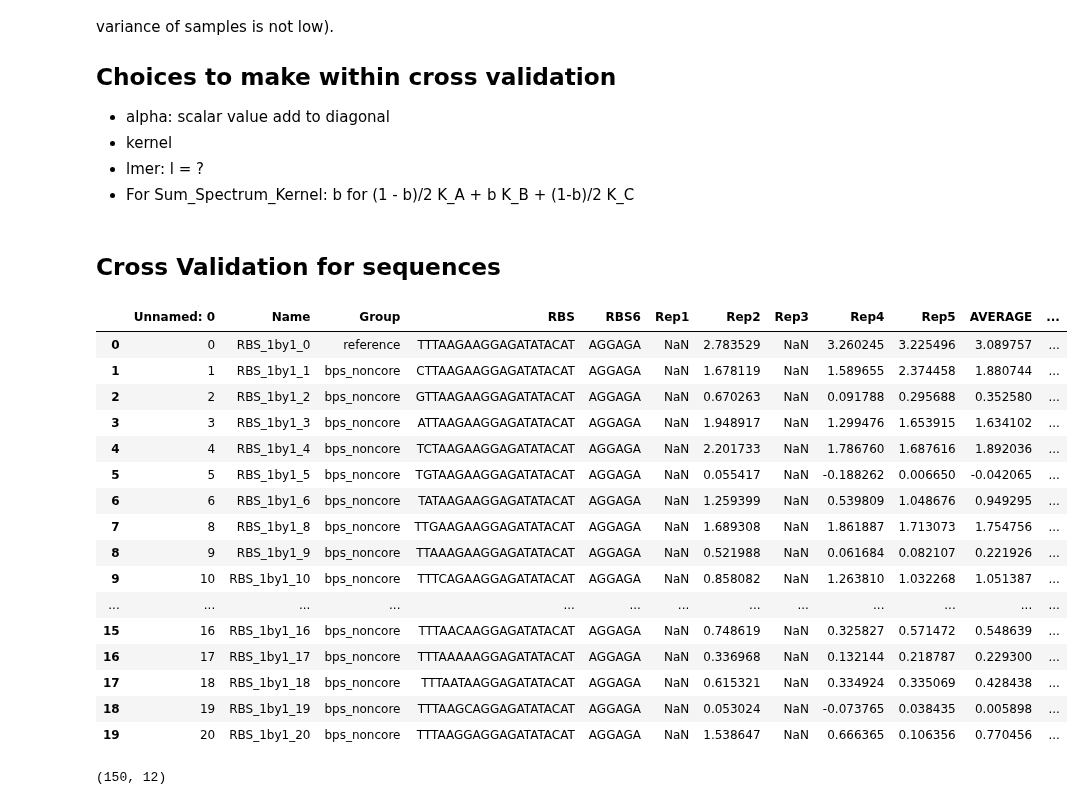
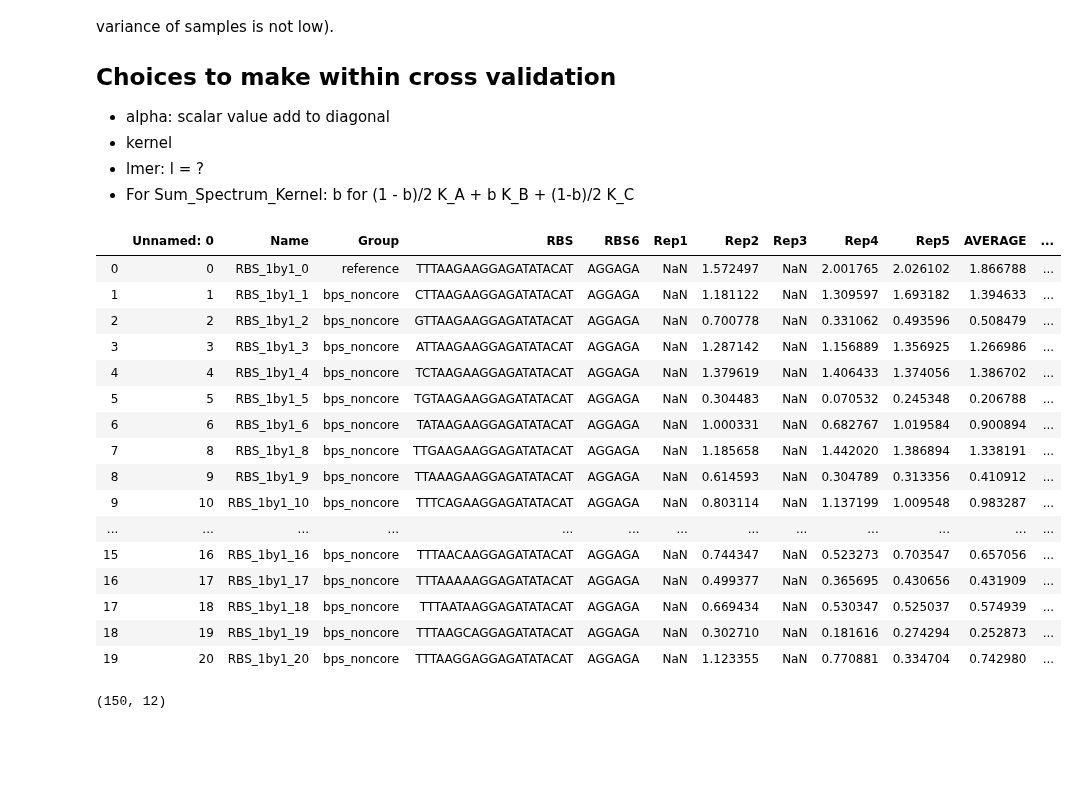
Before and after one commit to mholowko/Solaris, a Jupyter notebook: notebooks/result_analysis/first_round_result_regression-Eva_on_ave.ipynb, the cells around one changed output. Drawn from its saved outputs; the diff is of its cells as text; code cells hidden in the pictures; blank space fills up the shorter version.

```diff
--- a/notebooks/result_analysis/first_round_result_regression-Eva_on_ave.ipynb
+++ b/notebooks/result_analysis/first_round_result_regression-Eva_on_ave.ipynb
@@ -117,28 +94,26 @@ gap_flag = False
-# %% [markdown]
-## Cross Validation for sequences
 # %%
-Path = '../../data/firstRound_4h_normTrue_formatSeq.csv'
+Path = '../../data/firstRound_4h_normTrue_formatSeq_logTrue.csv'
 
 df = pd.read_csv(Path)
 df.head(20)
 # %% [output]
 |  | Unnamed: 0 | Name | Group | RBS | RBS6 | Rep1 | Rep2 | Rep3 | Rep4 | Rep5 | AVERAGE | ... |
-| 0 | 0 | RBS_1by1_0 | reference | TTTAAGAAGGAGATATACAT | AGGAGA | NaN | 2.783529 | NaN | 3.260245 | 3.225496 | 3.089757 | ... |
-| 1 | 1 | RBS_1by1_1 | bps_noncore | CTTAAGAAGGAGATATACAT | AGGAGA | NaN | 1.678119 | NaN | 1.589655 | 2.374458 | 1.880744 | ... |
-| 2 | 2 | RBS_1by1_2 | bps_noncore | GTTAAGAAGGAGATATACAT | AGGAGA | NaN | 0.670263 | NaN | 0.091788 | 0.295688 | 0.352580 | ... |
-| 3 | 3 | RBS_1by1_3 | bps_noncore | ATTAAGAAGGAGATATACAT | AGGAGA | NaN | 1.948917 | NaN | 1.299476 | 1.653915 | 1.634102 | ... |
-| 4 | 4 | RBS_1by1_4 | bps_noncore | TCTAAGAAGGAGATATACAT | AGGAGA | NaN | 2.201733 | NaN | 1.786760 | 1.687616 | 1.892036 | ... |
-| 5 | 5 | RBS_1by1_5 | bps_noncore | TGTAAGAAGGAGATATACAT | AGGAGA | NaN | 0.055417 | NaN | -0.188262 | 0.006650 | -0.042065 | ... |
-| 6 | 6 | RBS_1by1_6 | bps_noncore | TATAAGAAGGAGATATACAT | AGGAGA | NaN | 1.259399 | NaN | 0.539809 | 1.048676 | 0.949295 | ... |
-| 7 | 8 | RBS_1by1_8 | bps_noncore | TTGAAGAAGGAGATATACAT | AGGAGA | NaN | 1.689308 | NaN | 1.861887 | 1.713073 | 1.754756 | ... |
-| 8 | 9 | RBS_1by1_9 | bps_noncore | TTAAAGAAGGAGATATACAT | AGGAGA | NaN | 0.521988 | NaN | 0.061684 | 0.082107 | 0.221926 | ... |
-| 9 | 10 | RBS_1by1_10 | bps_noncore | TTTCAGAAGGAGATATACAT | AGGAGA | NaN | 0.858082 | NaN | 1.263810 | 1.032268 | 1.051387 | ... |
+| 0 | 0 | RBS_1by1_0 | reference | TTTAAGAAGGAGATATACAT | AGGAGA | NaN | 1.572497 | NaN | 2.001765 | 2.026102 | 1.866788 | ... |
+| 1 | 1 | RBS_1by1_1 | bps_noncore | CTTAAGAAGGAGATATACAT | AGGAGA | NaN | 1.181122 | NaN | 1.309597 | 1.693182 | 1.394633 | ... |
+| 2 | 2 | RBS_1by1_2 | bps_noncore | GTTAAGAAGGAGATATACAT | AGGAGA | NaN | 0.700778 | NaN | 0.331062 | 0.493596 | 0.508479 | ... |
+| 3 | 3 | RBS_1by1_3 | bps_noncore | ATTAAGAAGGAGATATACAT | AGGAGA | NaN | 1.287142 | NaN | 1.156889 | 1.356925 | 1.266986 | ... |
+| 4 | 4 | RBS_1by1_4 | bps_noncore | TCTAAGAAGGAGATATACAT | AGGAGA | NaN | 1.379619 | NaN | 1.406433 | 1.374056 | 1.386702 | ... |
+| 5 | 5 | RBS_1by1_5 | bps_noncore | TGTAAGAAGGAGATATACAT | AGGAGA | NaN | 0.304483 | NaN | 0.070532 | 0.245348 | 0.206788 | ... |
+| 6 | 6 | RBS_1by1_6 | bps_noncore | TATAAGAAGGAGATATACAT | AGGAGA | NaN | 1.000331 | NaN | 0.682767 | 1.019584 | 0.900894 | ... |
+| 7 | 8 | RBS_1by1_8 | bps_noncore | TTGAAGAAGGAGATATACAT | AGGAGA | NaN | 1.185658 | NaN | 1.442020 | 1.386894 | 1.338191 | ... |
+| 8 | 9 | RBS_1by1_9 | bps_noncore | TTAAAGAAGGAGATATACAT | AGGAGA | NaN | 0.614593 | NaN | 0.304789 | 0.313356 | 0.410912 | ... |
+| 9 | 10 | RBS_1by1_10 | bps_noncore | TTTCAGAAGGAGATATACAT | AGGAGA | NaN | 0.803114 | NaN | 1.137199 | 1.009548 | 0.983287 | ... |
 | ... | ... | ... | ... | ... | ... | ... | ... | ... | ... | ... | ... | ... |
-| 15 | 16 | RBS_1by1_16 | bps_noncore | TTTAACAAGGAGATATACAT | AGGAGA | NaN | 0.748619 | NaN | 0.325827 | 0.571472 | 0.548639 | ... |
-| 16 | 17 | RBS_1by1_17 | bps_noncore | TTTAAAAAGGAGATATACAT | AGGAGA | NaN | 0.336968 | NaN | 0.132144 | 0.218787 | 0.229300 | ... |
-| 17 | 18 | RBS_1by1_18 | bps_noncore | TTTAATAAGGAGATATACAT | AGGAGA | NaN | 0.615321 | NaN | 0.334924 | 0.335069 | 0.428438 | ... |
-| 18 | 19 | RBS_1by1_19 | bps_noncore | TTTAAGCAGGAGATATACAT | AGGAGA | NaN | 0.053024 | NaN | -0.073765 | 0.038435 | 0.005898 | ... |
-| 19 | 20 | RBS_1by1_20 | bps_noncore | TTTAAGGAGGAGATATACAT | AGGAGA | NaN | 1.538647 | NaN | 0.666365 | 0.106356 | 0.770456 | ... |
+| 15 | 16 | RBS_1by1_16 | bps_noncore | TTTAACAAGGAGATATACAT | AGGAGA | NaN | 0.744347 | NaN | 0.523273 | 0.703547 | 0.657056 | ... |
+| 16 | 17 | RBS_1by1_17 | bps_noncore | TTTAAAAAGGAGATATACAT | AGGAGA | NaN | 0.499377 | NaN | 0.365695 | 0.430656 | 0.431909 | ... |
+| 17 | 18 | RBS_1by1_18 | bps_noncore | TTTAATAAGGAGATATACAT | AGGAGA | NaN | 0.669434 | NaN | 0.530347 | 0.525037 | 0.574939 | ... |
+| 18 | 19 | RBS_1by1_19 | bps_noncore | TTTAAGCAGGAGATATACAT | AGGAGA | NaN | 0.302710 | NaN | 0.181616 | 0.274294 | 0.252873 | ... |
+| 19 | 20 | RBS_1by1_20 | bps_noncore | TTTAAGGAGGAGATATACAT | AGGAGA | NaN | 1.123355 | NaN | 0.770881 | 0.334704 | 0.742980 | ... |
 # %%
 #df = df[df['Group'] != 'bps'].reset_index()
 df.shape
```
Also changed, not shown: parts of 7 cells of this notebook, 7 other files.
